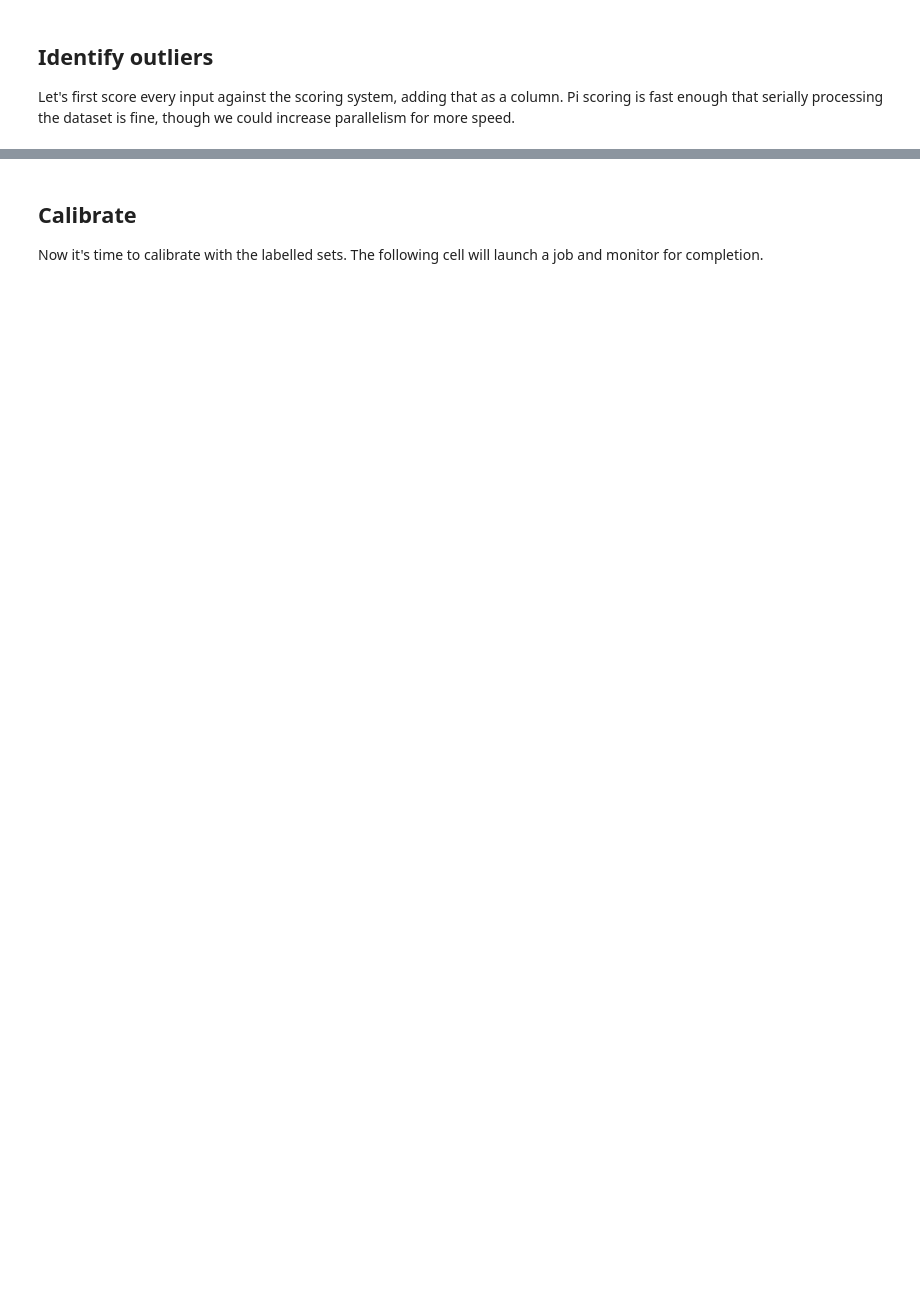
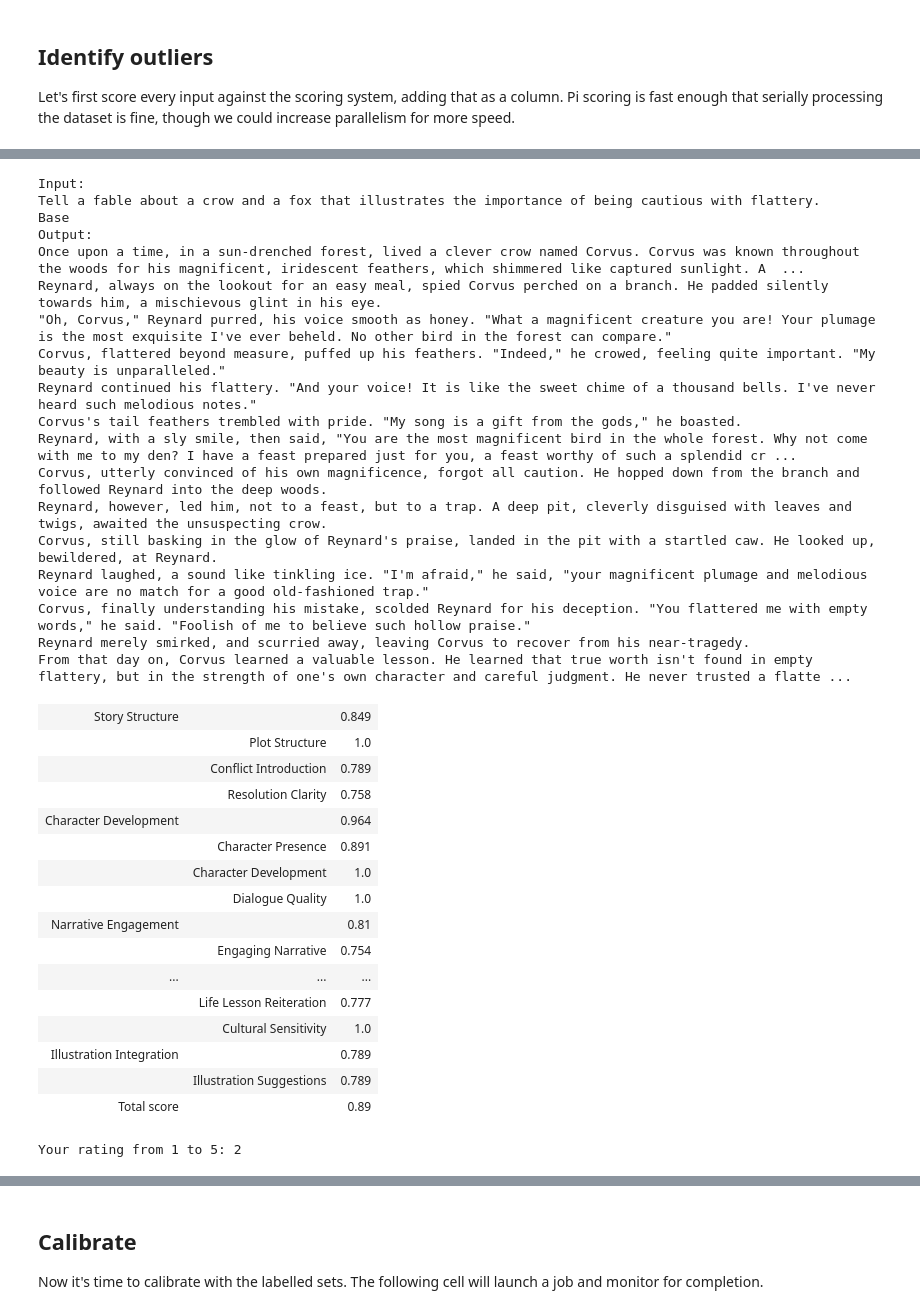
Before and after one commit to withpi/cookbook-withpi, a Jupyter notebook: colabs/Calibrate_with_User_Preferences.ipynb, the cells around one changed output, grey strips where cells are left out. Saved outputs shown, nothing was run; the diff lists cells and outputs as text; code cells hidden in the pictures; blank space fills up the shorter version.

```diff
--- a/colabs/Calibrate_with_User_Preferences.ipynb
+++ b/colabs/Calibrate_with_User_Preferences.ipynb
@@ -191,0 +358,80 @@ Your rating from 1 to 5: 3
+# %%
+from withpi_utils.colab import pretty_print_responses
+
+
+def to_rating(label):
+  match label:
+    case '1':
+      return "Strongly Disagree"
+    case '2':
+      return "Disagree"
+    case '3':
+      return "Neutral"
+    case '4':
+      return "Agree"
+    case '5':
+      return "Strongly Agree"
+
+def get_rating(row, score):
+  pretty_print_responses(
+      header="#### Input:\n" + row["input"],
+      response1 = "#### Output:\n" + row["output"],
+      scores_left=score)
+  print("\n\n")
+
+  while True:
+    user_rating = input("Your rating (1 to 5): ")
+    try:
+      if int(user_rating) not in [1,2,3,4,5]:
+        raise ValueError("Invalid")
+    except:
+      display("Invalid input. Try again")
+      continue
+    break
+  return to_rating(user_rating)
+
+# Take 2 examples from each cluster.
+examples = []
+for cluster in input_topic_clusters:
+    for item in cluster.inputs[:2]:
+        row = aesop_dataset["train"][int(item)]
+
+        examples.append({"llm_input": row["input"],
+                         "llm_output": row["output"],
+                         "rating": get_rating(row, scores[int(item)])})
+# %% [output]
+Input:
+Tell a fable about a crow and a fox that illustrates the importance of being cautious with flattery.
+Base
+Output:
+Once upon a time, in a sun-drenched forest, lived a clever crow named Corvus. Corvus was known throughout the woods for his magnificent, iridescent feathers, which shimmered like captured sunlight. A  ...
+Reynard, always on the lookout for an easy meal, spied Corvus perched on a branch. He padded silently towards him, a mischievous glint in his eye.
+"Oh, Corvus," Reynard purred, his voice smooth as honey. "What a magnificent creature you are! Your plumage is the most exquisite I've ever beheld. No other bird in the forest can compare."
+Corvus, flattered beyond measure, puffed up his feathers. "Indeed," he crowed, feeling quite important. "My beauty is unparalleled."
+Reynard continued his flattery. "And your voice! It is like the sweet chime of a thousand bells. I've never heard such melodious notes."
+Corvus's tail feathers trembled with pride. "My song is a gift from the gods," he boasted.
+Reynard, with a sly smile, then said, "You are the most magnificent bird in the whole forest. Why not come with me to my den? I have a feast prepared just for you, a feast worthy of such a splendid cr ...
+Corvus, utterly convinced of his own magnificence, forgot all caution. He hopped down from the branch and followed Reynard into the deep woods.
+Reynard, however, led him, not to a feast, but to a trap. A deep pit, cleverly disguised with leaves and twigs, awaited the unsuspecting crow.
+Corvus, still basking in the glow of Reynard's praise, landed in the pit with a startled caw. He looked up, bewildered, at Reynard.
+Reynard laughed, a sound like tinkling ice. "I'm afraid," he said, "your magnificent plumage and melodious voice are no match for a good old-fashioned trap."
+Corvus, finally understanding his mistake, scolded Reynard for his deception. "You flattered me with empty words," he said. "Foolish of me to believe such hollow praise."
+Reynard merely smirked, and scurried away, leaving Corvus to recover from his near-tragedy.
+From that day on, Corvus learned a valuable lesson. He learned that true worth isn't found in empty flattery, but in the strength of one's own character and careful judgment. He never trusted a flatte ...
+| Story Structure |  | 0.849 |
+|  | Plot Structure | 1.0 |
+|  | Conflict Introduction | 0.789 |
+|  | Resolution Clarity | 0.758 |
+| Character Development |  | 0.964 |
+|  | Character Presence | 0.891 |
+|  | Character Development | 1.0 |
+|  | Dialogue Quality | 1.0 |
+| Narrative Engagement |  | 0.81 |
+|  | Engaging Narrative | 0.754 |
+| ... | ... | ... |
+|  | Life Lesson Reiteration | 0.777 |
+|  | Cultural Sensitivity | 1.0 |
+| Illustration Integration |  | 0.789 |
+|  | Illustration Suggestions | 0.789 |
+| Total score |  | 0.89 |
+Your rating from 1 to 5: 2
```
Also changed, not shown: parts of 13 cells of this notebook.
